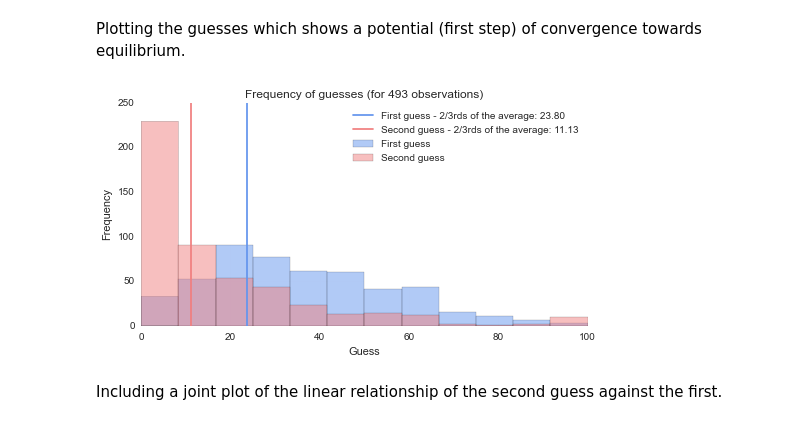
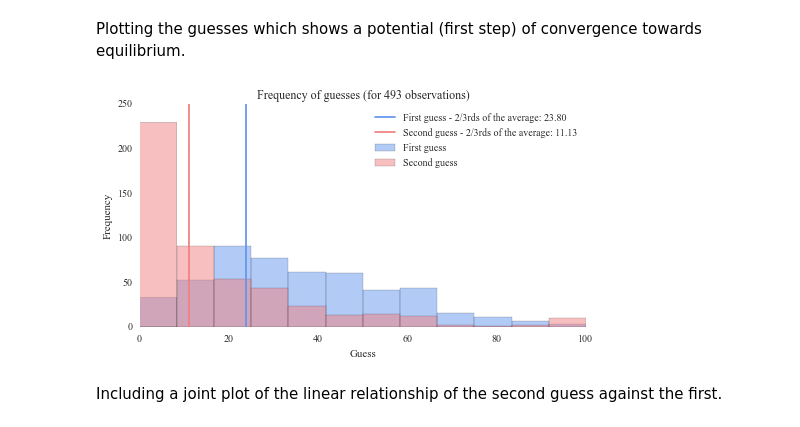
Before and after one commit to drvinceknight/Playing-games-a-case-study-in-active-learning, a Jupyter notebook: data/plot.ipynb, the cells around one changed output. Cells and saved outputs as stored; diff of their text form; code cells hidden in the pictures.

```diff
--- a/data/plot.ipynb
+++ b/data/plot.ipynb
@@ -12,6 +12,9 @@ from sklearn.linear_model import LinearRegression
 %matplotlib inline
 sns.set_palette("deep", desat=.6)
 sns.set_context(rc={"figure.figsize": (8, 4)})
+import matplotlib as mpl
+
+mpl.rc('font',family='Times New Roman')
 # %% [markdown]
 Let's now read in the data file and specify the column names:
 # %%
@@ -29,21 +32,21 @@ Plotting the guesses which shows a potential (first step) of convergence towards
 # %%
 bins = 12
 plt.figure()
-plt.xlabel('Guess')
+plt.xlabel('Guess', fontname="Times New Roman")
 plt.xlim(0,100)
 plt.ylabel('Frequency')
 plt.title('Frequency of guesses (for {} observations)'.format(len(data)))
 plt.hist(data['Guess 1'], bins, color="#6495ED", alpha=.5, label='First guess')
 two_thirds = 2 * data['Guess 1'].mean() / 3
 plt.axvline(two_thirds, color='#6495ED', label='First guess - 2/3rds of the average: {:.2f}'.format(two_thirds))
 plt.hist(data['Guess 2'], bins, color="#F08080", alpha=.5, label='Second guess')
 two_thirds = 2 * data['Guess 2'].mean() / 3
 plt.axvline(two_thirds, color='#F08080', label='Second guess - 2/3rds of the average: {:.2f}'.format(two_thirds))
 
 plt.legend();
 plt.savefig('output/histogram_of_guesses.pdf')
 # %% [output]
-[figure, old version]
+[figure, new version]
 # %% [markdown]
 Including a joint plot of the linear relationship of the second guess against the first.
 # %%
```
Also changed, not shown: parts of 2 cells of this notebook, 7 other files.
